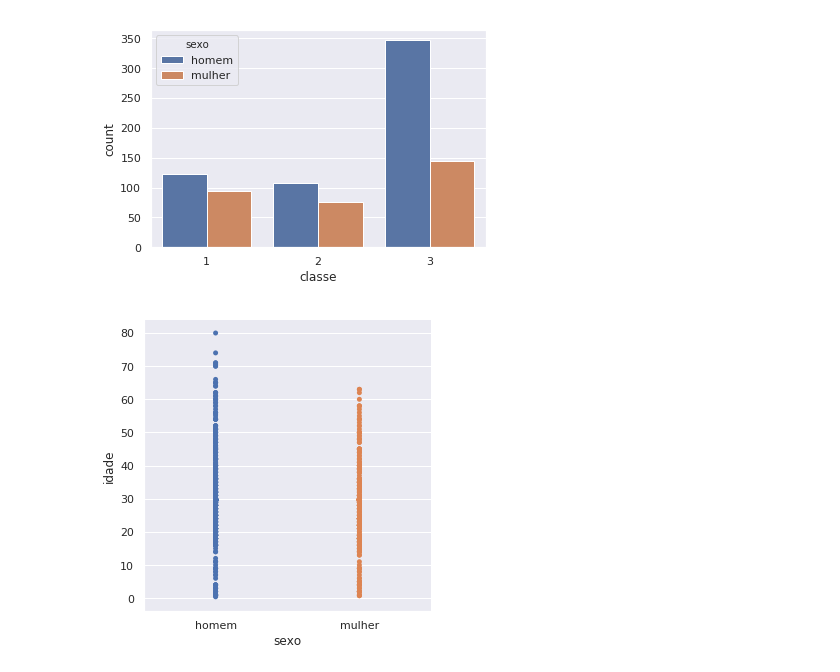
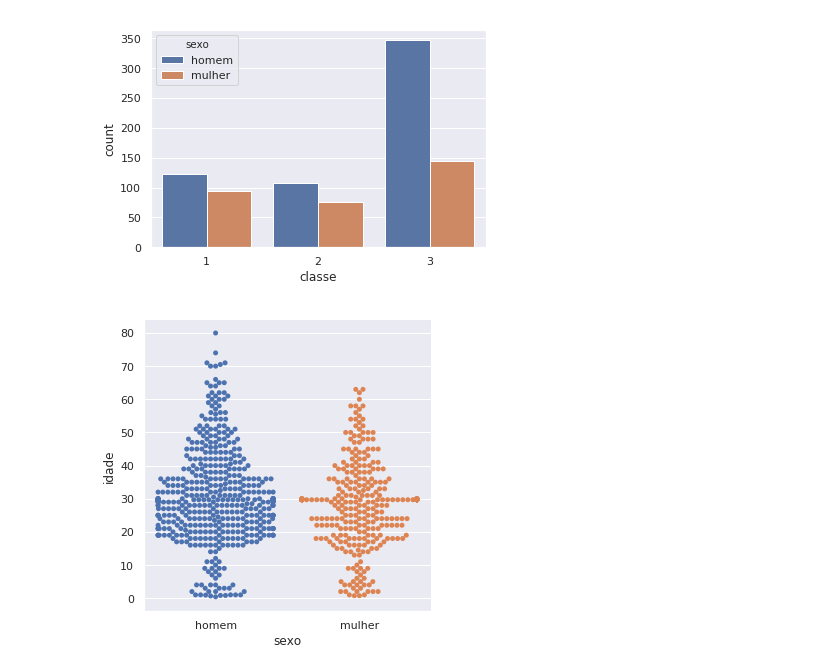
Before and after one commit to pablonieto02/udacity, a Jupyter notebook: Projeto_02/Projeto_02.ipynb, the cells around one changed output. Drawn from its saved outputs; the diff is of its cells as text; code cells hidden in the pictures.

```diff
--- a/Projeto_02/Projeto_02.ipynb
+++ b/Projeto_02/Projeto_02.ipynb
@@ -94,6 +94,6 @@ sns.countplot(x="classe", hue="sexo", data=df)
 <matplotlib.axes._subplots.AxesSubplot at 0x...>
 [figure]
 # %%
-sns.catplot(x="sexo", y="idade", jitter=False, data=df);
+sns.catplot(x='sexo', y='idade', kind='swarm', data=df);
 # %% [output]
-[figure, old version]
+[figure, new version]
```
Also changed, not shown: parts of 1 cell of this notebook.
